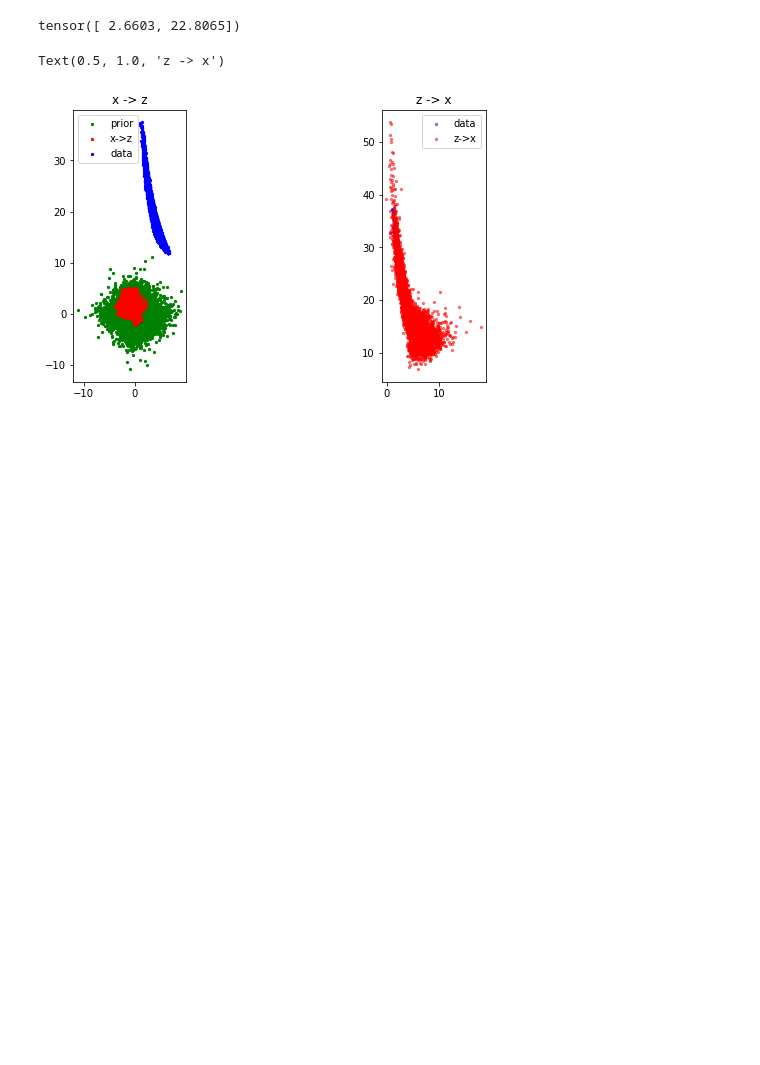
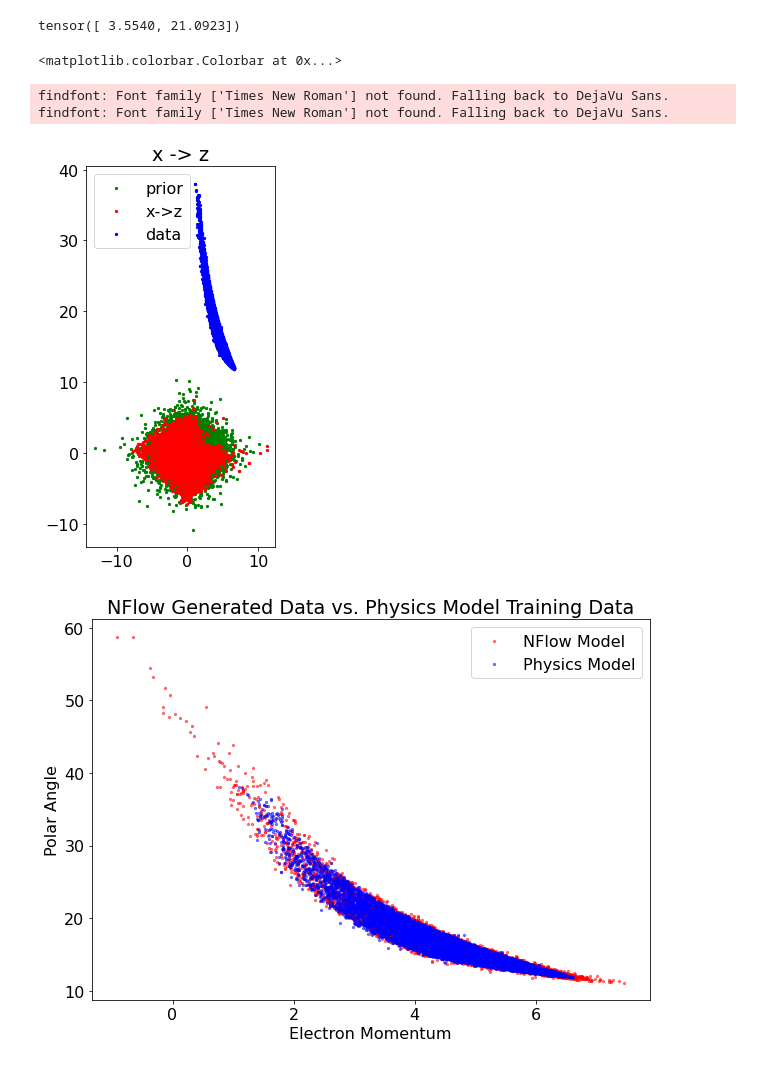
Before and after one commit to Sangbaek/pytorch-normalizing-flows, a Jupyter notebook: nflib1.ipynb, the cells around one changed output. Cells and saved outputs as stored; diff of their text form; code cells hidden in the pictures; blank space fills up the shorter version.

Commit message:
Updated to include better plots, trimmed to use NICE flow, uses tuned meta-variables

```diff
--- a/nflib1.ipynb
+++ b/nflib1.ipynb
@@ -194,0 +213,10 @@ for k in range(1000):
+# %%
+fig, ax = plt.subplots(figsize =(10, 7))
+#print(np.arange(len(losses)))
+plt.rcParams["font.family"] = "Times New Roman"
+plt.rcParams["font.size"] = "16"
+
+plt.scatter(np.arange(len(losses)),losses, c='g', s=20)
+plt.title('Loss vs. Training Step')
+ax.set_xlabel("Training Step")
+ax.set_ylabel("Loss")
@@ -195,34 +226,57 @@ for k in range(1000):
 # %%
 model.eval()
+plt.rcParams["font.family"] = "Times New Roman"
+plt.rcParams["font.size"] = "16"
 
 sampleDict = xz.sample(10000)
 x = sampleDict["xwithoutPid"][:, 0:2]
 print(x[0])
 zs, prior_logprob, log_det = model(x)
 z = zs[-1]
 
 x = x.detach().numpy()
 z = z.detach().numpy()
 p = model.prior.sample([10000, 2]).squeeze()
-plt.figure(figsize=(10,5))
-plt.subplot(121)
+fig, ax = plt.subplots(figsize =(10, 7))
 plt.scatter(p[:,0], p[:,1], c='g', s=5)
 plt.scatter(z[:,0], z[:,1], c='r', s=5)
 plt.scatter(x[:,0], x[:,1], c='b', s=5)
 plt.legend(['prior', 'x->z', 'data'])
 plt.axis('scaled')
 plt.title('x -> z')
 
+
 zs = model.sample(10000)
 z = zs[-1]
 z = z.detach().numpy()
-plt.subplot(122)
+fig, ax = plt.subplots(figsize =(10, 7))
+plt.scatter(z[:,0], z[:,1], c='r', s=5, alpha=0.5)
 plt.scatter(x[:,0], x[:,1], c='b', s=5, alpha=0.5)
-plt.scatter(z[:,0], z[:,1], c='r', s=5, alpha=0.5)
-plt.legend(['data', 'z->x'])
-plt.axis('scaled')
-plt.title('z -> x')
+plt.legend(['NFlow Model','Physics Model'])
+plt.title('NFlow Generated Data vs. Physics Model Training Data')
+ax.set_xlabel("Electron Momentum")
+ax.set_ylabel("Polar Angle")
+
+fig, ax = plt.subplots(figsize =(10, 7))
+ax.set_xlabel("Electron Momentum")
+ax.set_ylabel("Polar Angle")
+#plt.scatter(x[:,0], x[:,1], c='g', s=5)
+plt.title('Electron Momentum vs. Angle, Physics Model')
+plt.hist2d(x[:,0], x[:,1],bins =[40, 40],norm=mpl.colors.LogNorm())# cmap = plt.cm.nipy_spectral)
+plt.colorbar()
+
+
+fig, ax = plt.subplots(figsize =(10, 7))
+ax.set_xlabel("Electron Momentum")
+ax.set_ylabel("Polar Angle")
+plt.title('Electron Momentum vs. Angle, NFlow Generated')
+#plt.scatter(x[:,0], x[:,1], c='g', s=5)
+plt.hist2d(z[:,0], z[:,1],bins =[40, 40],norm=mpl.colors.LogNorm())# cmap = plt.cm.nipy_spectral)
+plt.colorbar()
 # %% [output]
-tensor([ 2.6603, 22.8065])
+tensor([ 3.5540, 21.0923])
-Text(0.5, 1.0, 'z -> x')
+<matplotlib.colorbar.Colorbar at 0x...>
+findfont: Font family ['Times New Roman'] not found. Falling back to DejaVu Sans.
+findfont: Font family ['Times New Roman'] not found. Falling back to DejaVu Sans.
-[figure, old version]
+[figure, new version]
+[figure, added]
```
Also changed, not shown: parts of 17 cells of this notebook.
